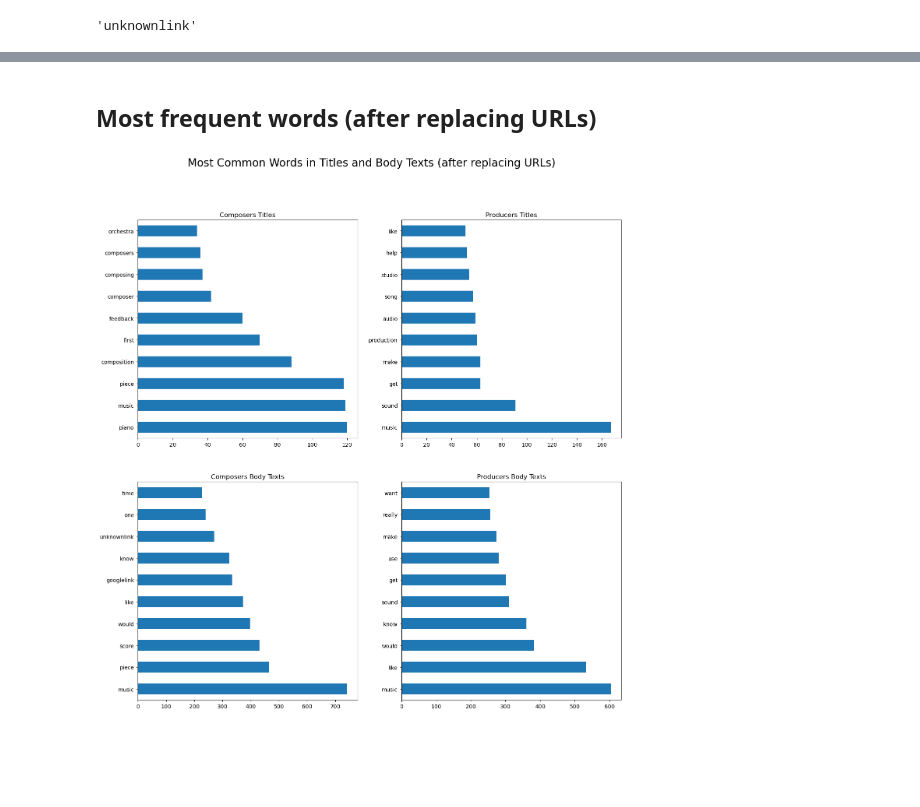
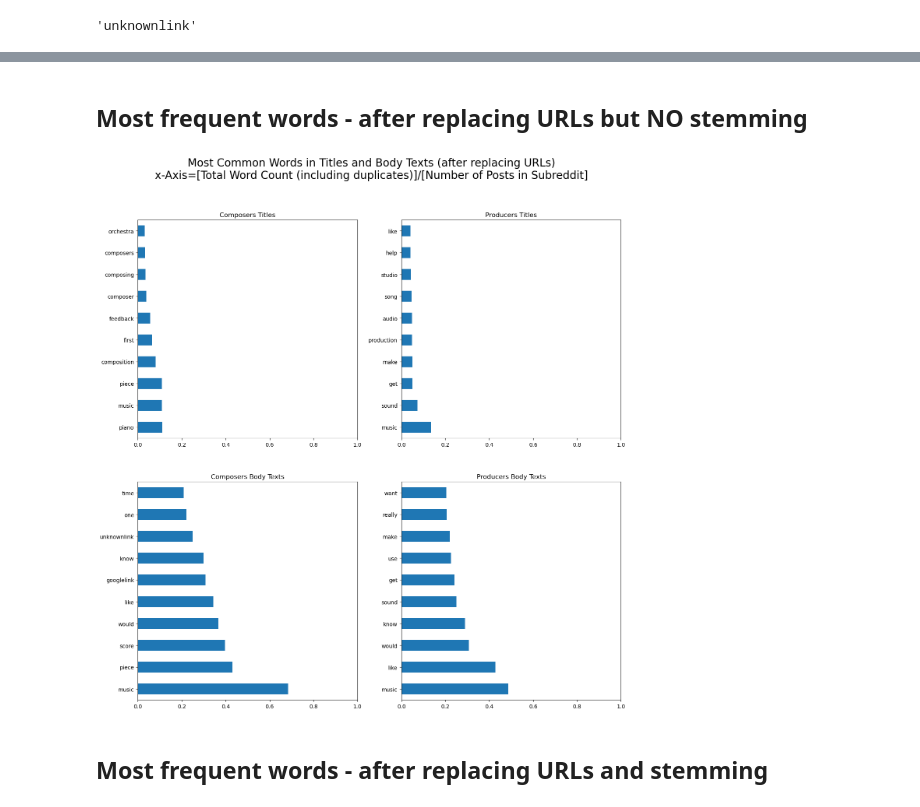
Before and after one commit to simonlazarus/Classifying-Music-Makers-from-Message-Data, a Jupyter notebook: code/03_EDA.ipynb, the cells around one changed output, grey strips where cells are left out. Cells and saved outputs as stored; diff of their text form; code cells hidden in the pictures; blank space fills up the shorter version.

```diff
--- a/code/03_EDA.ipynb
+++ b/code/03_EDA.ipynb
@@ -307,6 +349,9 @@ After function: I like youtubelink but overall I like wikipedialink more.
 # %%
-# Make a custom preprocessor for sklearn
 def url_preprocessor(text):
+    '''
+    Converts text to lowercase then replaces URLs with the names of the sites followed by "link".
+    '''
     text = text.lower()
     text = replace_urls(text)
+
     return text
@@ -313,5 +380,5 @@ def url_preprocessor(text):
 # %% [markdown]
-## Most frequent words (after replacing URLs)
+## Most frequent words - after replacing URLs but NO stemming
 # %%
 cv = CountVectorizer(stop_words = stopwords.words('english'),
                      preprocessor=url_preprocessor)
@@ -330,20 +397,26 @@ prods_text_words_df = pd.DataFrame(prods_text_words.todense(), columns=cv.get_fe
 # %%
 fig, ax = plt.subplots(2,2, figsize=(16,16))
 
-comps_title_words_df.sum().sort_values(ascending=False).head(10).plot(kind='barh',
+comps_title_words_df.mean().sort_values(ascending=False).head(10).plot(kind='barh',
                                                                       ax=ax[0,0],
-                                                                     title='Composers Titles')
-comps_text_words_df.sum().sort_values(ascending=False).head(10).plot(kind='barh',
+                                                                     title='Composers Titles',
+                                                                     xlim=[0,1])
+comps_text_words_df.mean().sort_values(ascending=False).head(10).plot(kind='barh',
                                                                       ax=ax[1,0],
-                                                                     title='Composers Body Texts')
-prods_title_words_df.sum().sort_values(ascending=False).head(10).plot(kind='barh',
+                                                                     title='Composers Body Texts',
+                                                                     xlim=[0,1])
+prods_title_words_df.mean().sort_values(ascending=False).head(10).plot(kind='barh',
                                                                       ax=ax[0,1],
-                                                                     title='Producers Titles')
-prods_text_words_df.sum().sort_values(ascending=False).head(10).plot(kind='barh',
+                                                                     title='Producers Titles',
+                                                                     xlim=[0,1])
+prods_text_words_df.mean().sort_values(ascending=False).head(10).plot(kind='barh',
                                                                       ax=ax[1,1],
-                                                                     title='Producers Body Texts')
+                                                                     title='Producers Body Texts',
+                                                                     xlim=[0,1])
 
 #Set title for whole figure
-fig.suptitle('Most Common Words in Titles and Body Texts (after replacing URLs)', fontsize=20);
+fig.suptitle('Most Common Words in Titles and Body Texts (after replacing URLs)\nx-Axis=[Total Word Count (including duplicates)]/[Number of Posts in Subreddit]', fontsize=20);
 # %% [output]
-[figure, old version]
+[figure, new version]
+# %% [markdown]
+## Most frequent words - after replacing URLs and stemming
```
Also changed, not shown: parts of 32 cells of this notebook, 3 other files.
